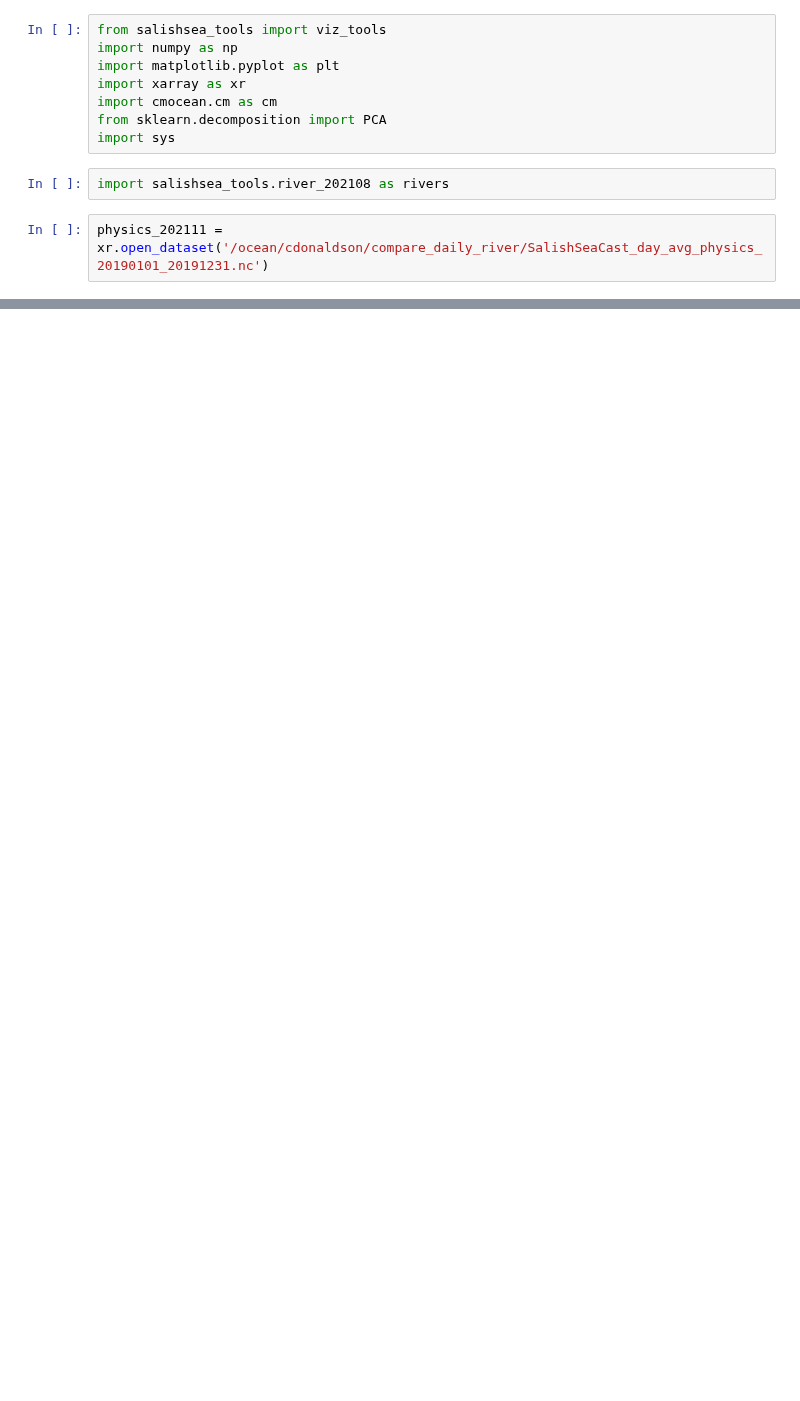
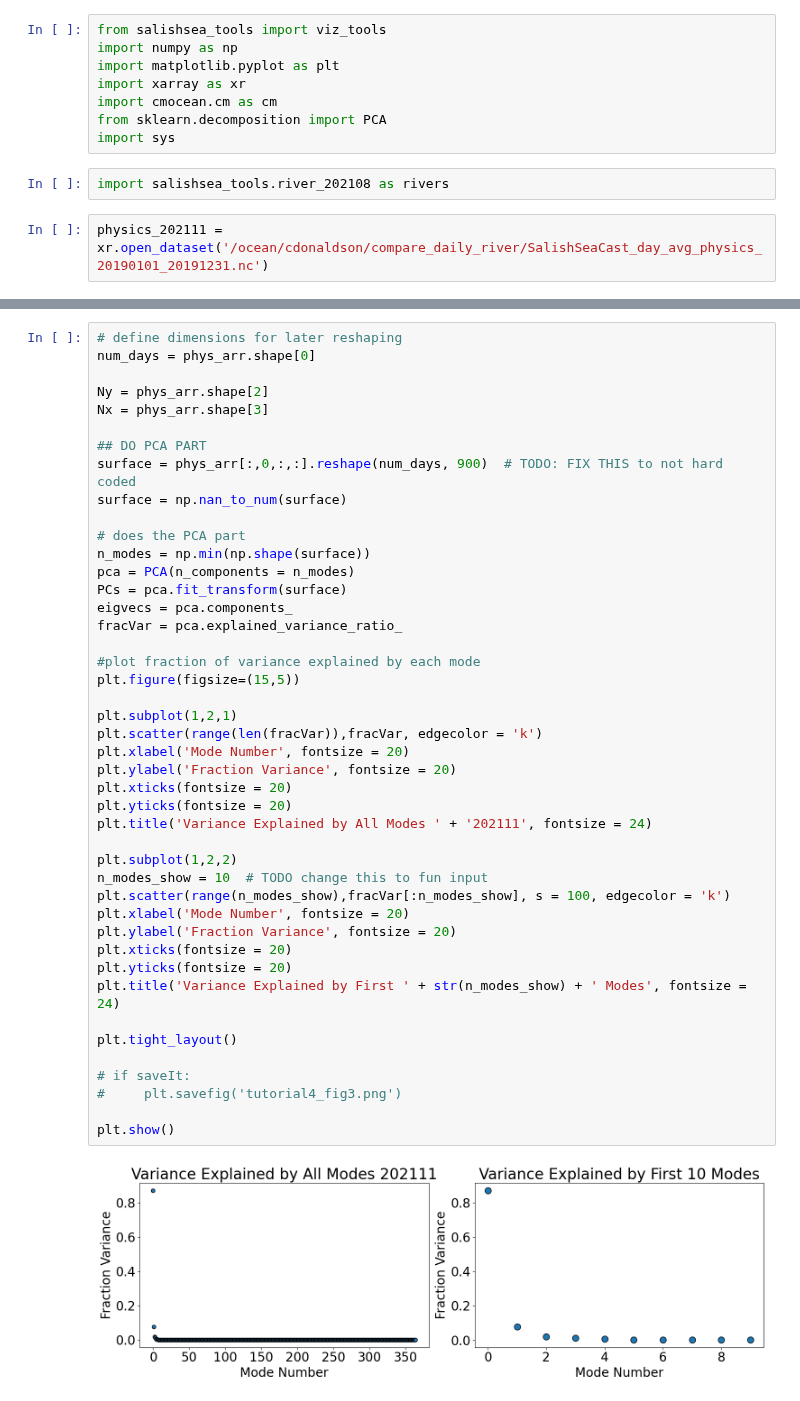
Before and after one commit to SalishSeaCast/analysis-cassidy, a Jupyter notebook: notebooks/compare_daily_river/plume_PCA_zoom.ipynb, the cells around one changed output, grey strips where cells are left out. Cells and saved outputs as stored; diff of their text form; blank space fills up the shorter version.

Commit message:
first plume test

```diff
--- a/notebooks/compare_daily_river/plume_PCA_zoom.ipynb
+++ b/notebooks/compare_daily_river/plume_PCA_zoom.ipynb
@@ -32,0 +71,46 @@ Attributes:
+# %%
+# define dimensions for later reshaping
+num_days = phys_arr.shape[0]
+
+Ny = phys_arr.shape[2]
+Nx = phys_arr.shape[3]
+
+## DO PCA PART
+surface = phys_arr[:,0,:,:].reshape(num_days, 900)  # TODO: FIX THIS to not hard coded
+surface = np.nan_to_num(surface)
+
+# does the PCA part
+n_modes = np.min(np.shape(surface))
+pca = PCA(n_components = n_modes)
+PCs = pca.fit_transform(surface)
+eigvecs = pca.components_
+fracVar = pca.explained_variance_ratio_
+
+#plot fraction of variance explained by each mode
+plt.figure(figsize=(15,5))
+
+plt.subplot(1,2,1)
+plt.scatter(range(len(fracVar)),fracVar, edgecolor = 'k')
+plt.xlabel('Mode Number', fontsize = 20)
+plt.ylabel('Fraction Variance', fontsize = 20)
+plt.xticks(fontsize = 20)
+plt.yticks(fontsize = 20)
+plt.title('Variance Explained by All Modes ' + '202111', fontsize = 24)
+
+plt.subplot(1,2,2)
+n_modes_show = 10  # TODO change this to fun input
+plt.scatter(range(n_modes_show),fracVar[:n_modes_show], s = 100, edgecolor = 'k')
+plt.xlabel('Mode Number', fontsize = 20)
+plt.ylabel('Fraction Variance', fontsize = 20)
+plt.xticks(fontsize = 20)
+plt.yticks(fontsize = 20)
+plt.title('Variance Explained by First ' + str(n_modes_show) + ' Modes', fontsize = 24)
+
+plt.tight_layout()
+
+# if saveIt:
+#     plt.savefig('tutorial4_fig3.png')
+
+plt.show()
+# %% [output]
+[figure, added]
```
Also changed, not shown: parts of 7 cells of this notebook.
